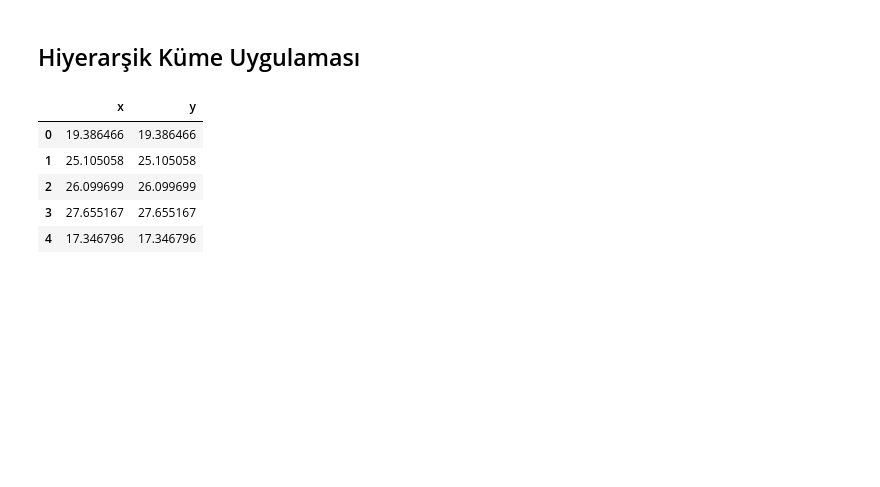
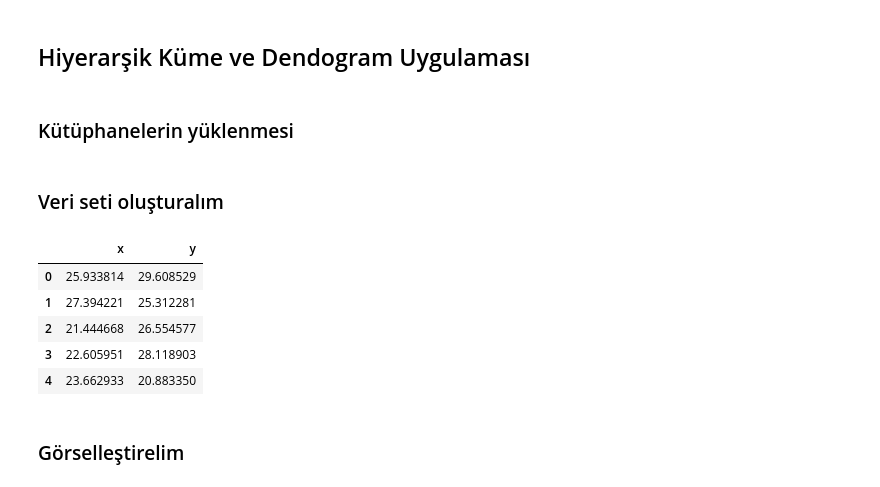
Before and after one commit to VedatBiner/BTK-VeriMaratonu, a Jupyter notebook: kumeleme2.ipynb, the cells around one changed output. Drawn from its saved outputs; the diff is of its cells as text; code cells hidden in the pictures; blank space fills up the shorter version.

```diff
--- a/kumeleme2.ipynb
+++ b/kumeleme2.ipynb
@@ -1,5 +1,7 @@
 # %% [markdown]
-## Hiyerarşik Küme Uygulaması
+## Hiyerarşik Küme ve Dendogram Uygulaması
+# %% [markdown]
+### Kütüphanelerin yüklenmesi
 # %%
 # Kütüphaneler
 import numpy as np
@@ -8,28 +14,32 @@ import matplotlib.pyplot as plt
+# %% [markdown]
+### Veri seti oluşturalım
 # %%
 # veri seti oluştur
 # kume1
 x1 = np.random.normal(25, 5, 20)
 y1 = np.random.normal(25, 5, 20)
 # kume2
 x2 = np.random.normal(55, 5, 20)
 y2 = np.random.normal(60, 5, 20)
 # kume3
 x3 = np.random.normal(55, 5, 20)
 y3 = np.random.normal(15, 5, 20)
 # çizim için birleştirelim
 x = np.concatenate((x1, x2, x3), axis = 0)
-y = np.concatenate((x1, x2, x3), axis = 0)
+y = np.concatenate((y1, y2, y3), axis = 0)
 # data frame oluşturalım
 dictionary = {"x" : x, "y" : y}
 data = pd.DataFrame(dictionary)
 data.head()
 # %% [output]
 |  | x | y |
-| 0 | 19.386466 | 19.386466 |
-| 1 | 25.105058 | 25.105058 |
-| 2 | 26.099699 | 26.099699 |
-| 3 | 27.655167 | 27.655167 |
-| 4 | 17.346796 | 17.346796 |
+| 0 | 25.933814 | 29.608529 |
+| 1 | 27.394221 | 25.312281 |
+| 2 | 21.444668 | 26.554577 |
+| 3 | 22.605951 | 28.118903 |
+| 4 | 23.662933 | 20.883350 |
+# %% [markdown]
+### Görselleştirelim
 # %%
 # görselleştirelim
 plt.figure()
```
Also changed, not shown: parts of 6 cells of this notebook, 1 other file.
